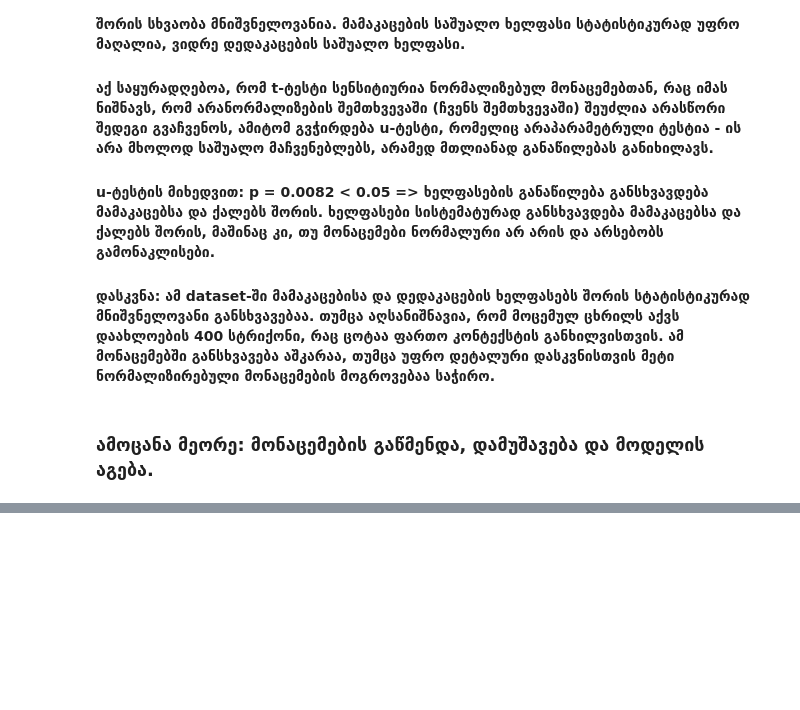
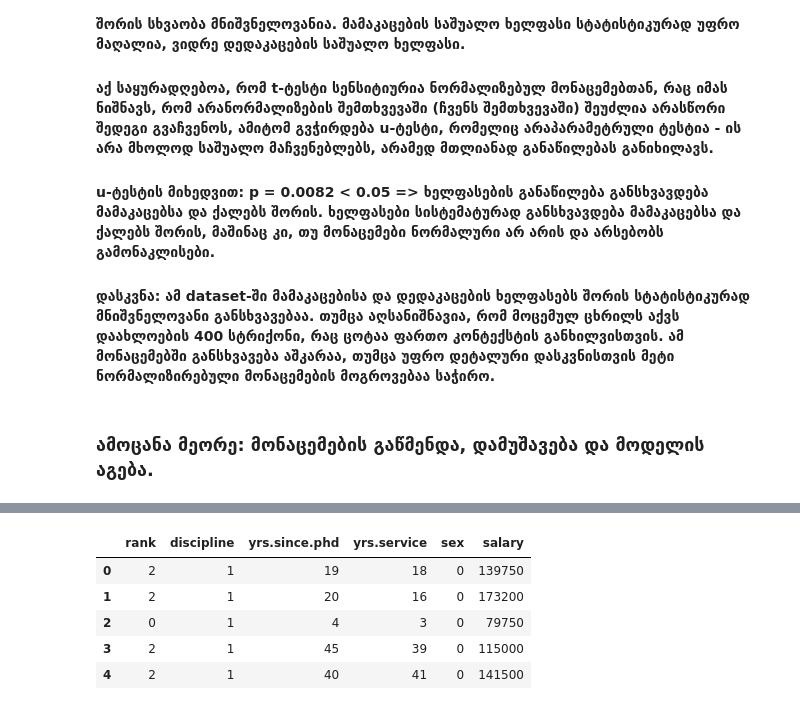
Before and after one commit to notice4/google-colab-study, a Jupyter notebook: lecture2_homework.ipynb, the cells around one changed output, grey strips where cells are left out. Cells and saved outputs as stored; diff of their text form; code cells hidden in the pictures; blank space fills up the shorter version.

```diff
--- a/lecture2_homework.ipynb
+++ b/lecture2_homework.ipynb
@@ -94,0 +144,9 @@ u-stat = 8779.5 , p-value = 0.00823686328755778
+# %%
+df.head()
+# %% [output]
+|  | rank | discipline | yrs.since.phd | yrs.service | sex | salary |
+| 0 | 2 | 1 | 19 | 18 | 0 | 139750 |
+| 1 | 2 | 1 | 20 | 16 | 0 | 173200 |
+| 2 | 0 | 1 | 4 | 3 | 0 | 79750 |
+| 3 | 2 | 1 | 45 | 39 | 0 | 115000 |
+| 4 | 2 | 1 | 40 | 41 | 0 | 141500 |
```
Also changed, not shown: parts of 11 cells of this notebook.
